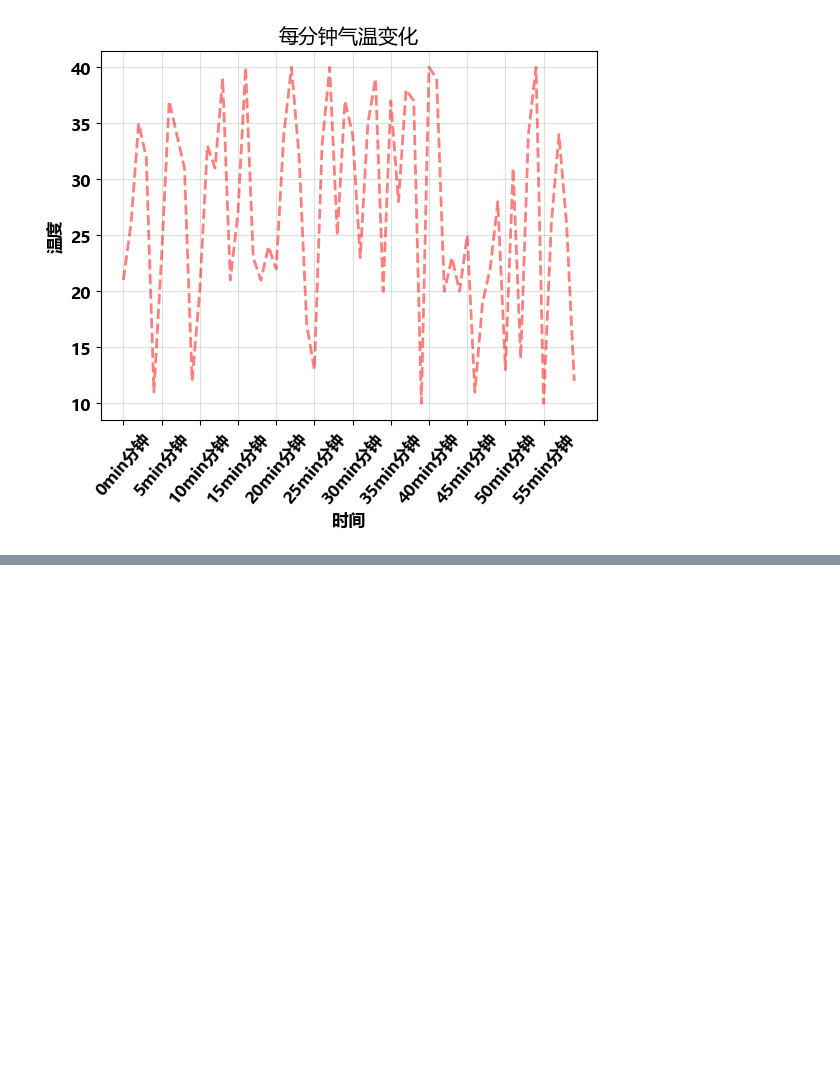
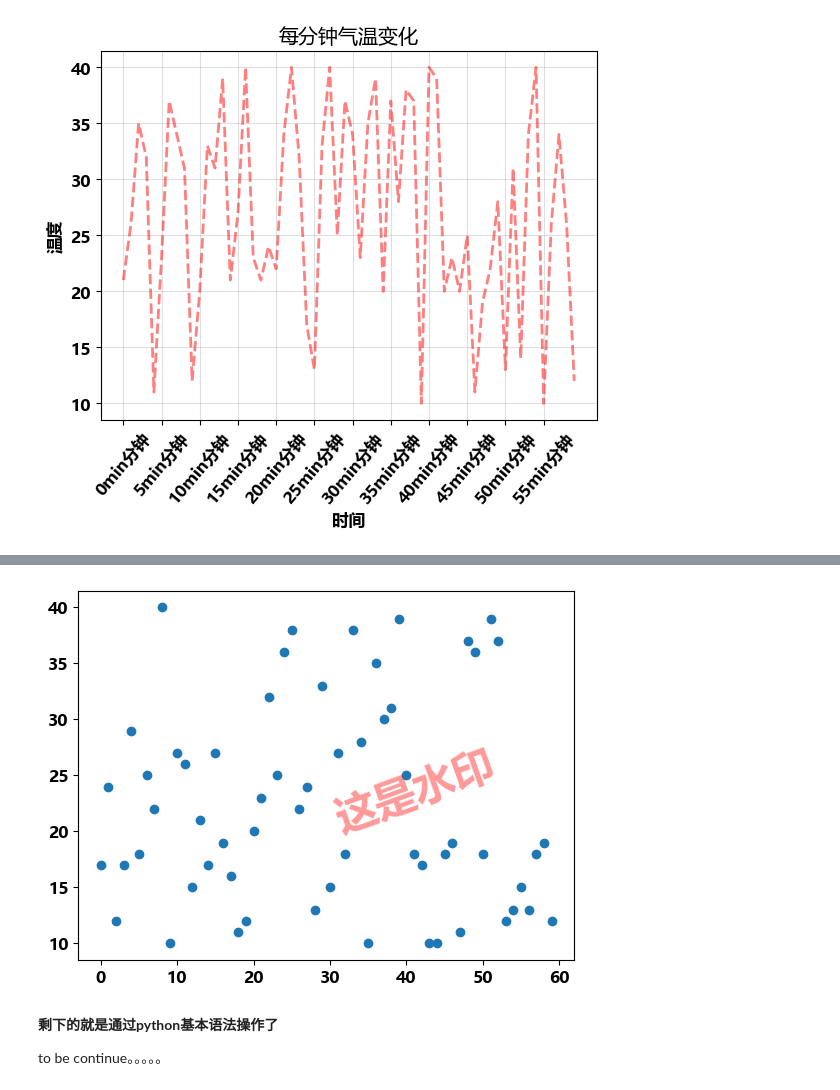
Before and after one commit to slivermaker/ModernAlgorithm, a Jupyter notebook: Code_Matplotlib-NumPy-Pandas/matplotlib.ipynb, the cells around one changed output, grey strips where cells are left out. Drawn from its saved outputs; the diff is of its cells as text; code cells hidden in the pictures; blank space fills up the shorter version.

```diff
--- a/Code_Matplotlib-NumPy-Pandas/matplotlib.ipynb
+++ b/Code_Matplotlib-NumPy-Pandas/matplotlib.ipynb
@@ -170,0 +179,16 @@ plt.show()
+# %%
+from matplotlib import pyplot as plt
+import random
+plt.rcParams['font.sans-serif'] = ['SimHei']
+x = range(0, 60)
+y = [random.randint(10, 40) for i in range(60)]
+plt.scatter(x, y,)
+#  设置文字水印
+plt.text(30, 20, "这是水印", size=30, rotation=20, alpha=0.4, color="red")
+plt.show()
+# %% [output]
+[figure, added]
+# %% [markdown]
+**剩下的就是通过python基本语法操作了**
+
+to be continue。。。。。
```
Also changed, not shown: parts of 2 cells of this notebook, 1 other file.
